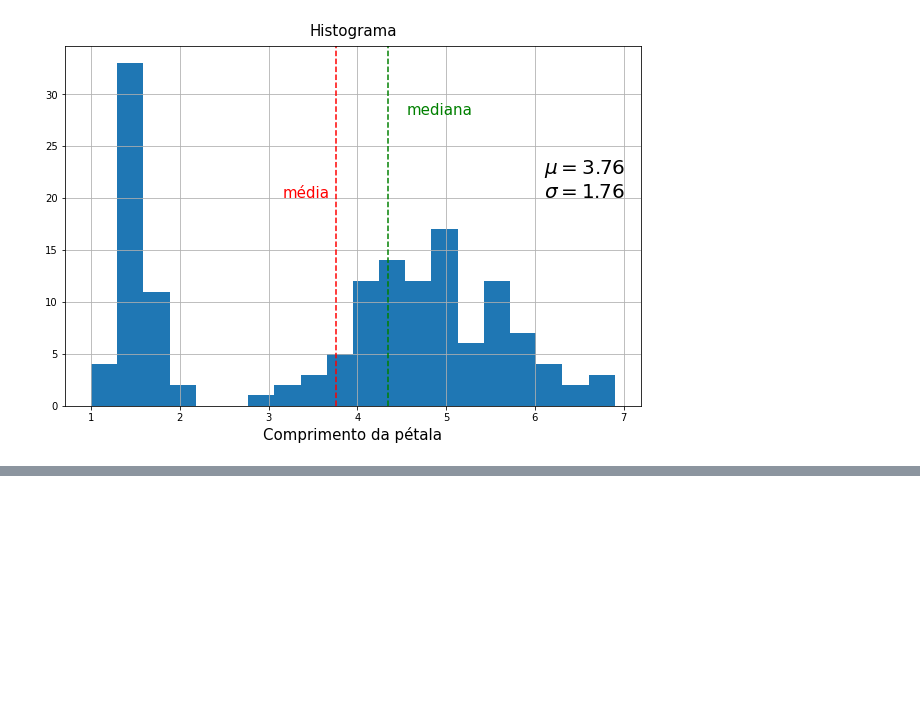
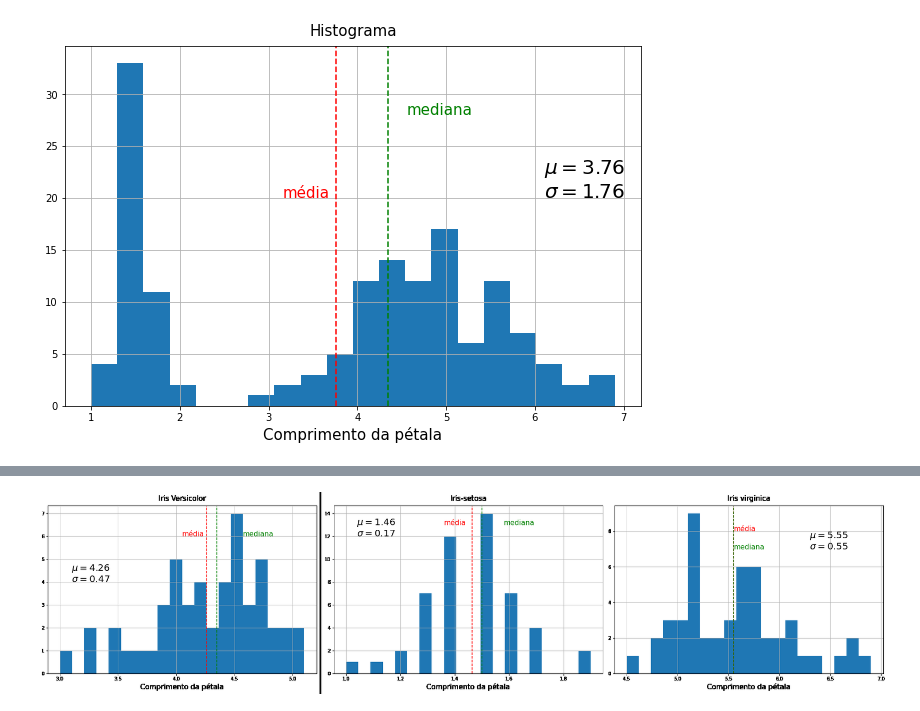
Before and after one commit to Marcus-Bernard0/data_science_alura, a Jupyter notebook: 10 - Visualização com matplotlib/Projeto.ipynb, the cells around one changed output, grey strips where cells are left out. Cells and saved outputs as stored; diff of their text form; code cells hidden in the pictures; blank space fills up the shorter version.

```diff
--- a/10 - Visualização com matplotlib/Projeto.ipynb
+++ b/10 - Visualização com matplotlib/Projeto.ipynb
@@ -494,0 +600,16 @@ plt.show()
+# %%
+from PIL import Image
+
+largura, altura = Image.open('Histograma_Iris_virginica.png').size
+combinada = Image.new('RGB',(3 * largura, altura))
+intervalo = 0
+
+for imagem in map(Image.open, ['Histograma_Iris_versicolor.png', 'Histograma_Iris_setosa.png', 'Histograma_Iris_virginica.png']):
+    combinada.paste(imagem, (intervalo, 0))
+    intervalo += largura
+
+combinada.save('Histogramas_full.png')
+# %%
+combinada
+# %% [output]
+[figure, added]
```
Also changed, not shown: parts of 3 cells of this notebook, 4 other files.
